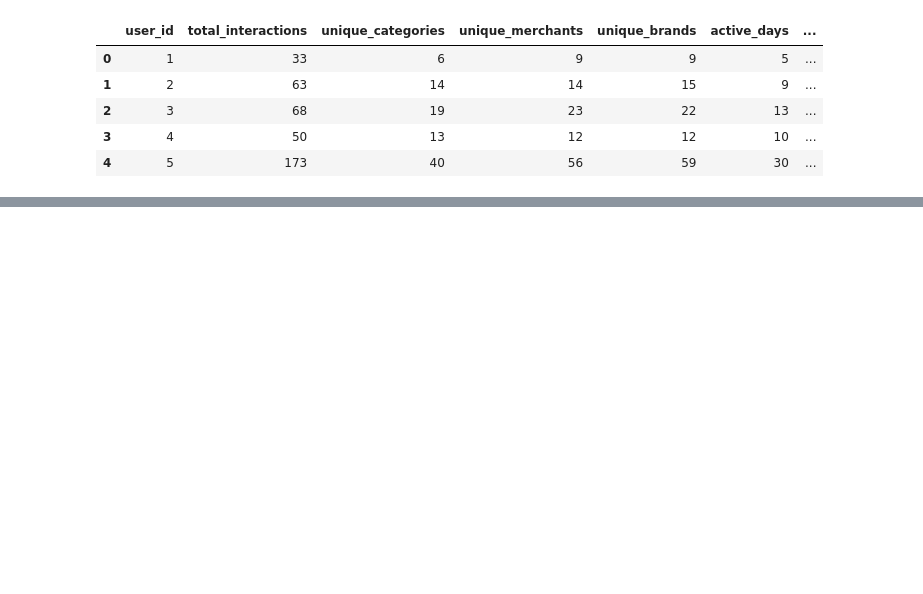
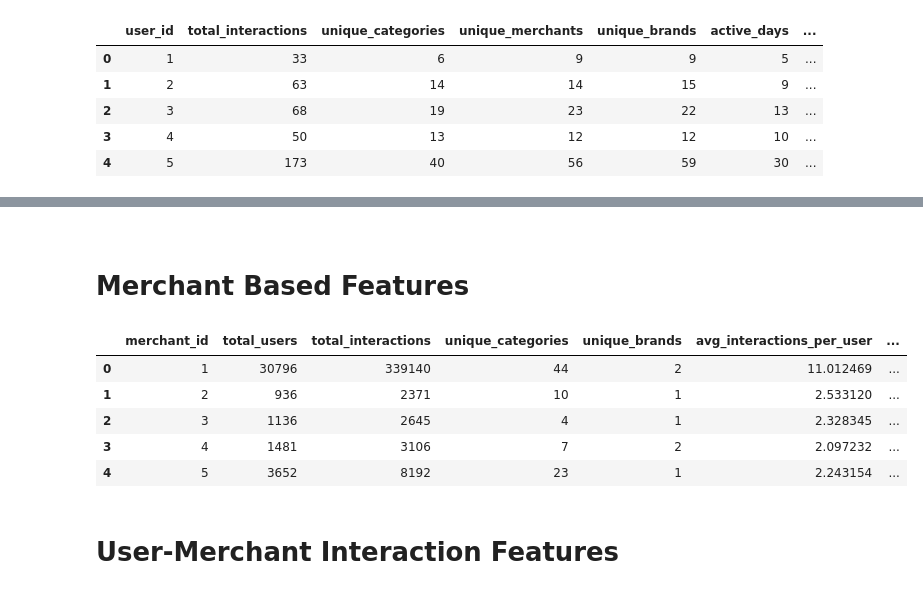
Before and after one commit to iaravagni/AIPI520_FinalProject, a Jupyter notebook: notebooks/experiment_sakshee.ipynb, the cells around one changed output, grey strips where cells are left out. Saved outputs shown, nothing was run; the diff lists cells and outputs as text; code cells hidden in the pictures; blank space fills up the shorter version.

```diff
--- a/notebooks/experiment_sakshee.ipynb
+++ b/notebooks/experiment_sakshee.ipynb
@@ -130 +213,78 @@ merchant_features.head()
+# %% [markdown]
+<!-- ## Merchant based Features -->
+# %% [markdown]
+# Merchant Based Features
+# %%
+# Base merchant-level aggregation
+merchant_features = user_log.groupby('seller_id').agg({
+    'user_id': 'nunique',  # Total unique users
+    'item_id': 'count',    # Total interactions
+    'cat_id': 'nunique',   # Unique categories
+    'brand_id': 'nunique', # Unique brands
+}).reset_index()
+
+# Rename columns for clarity
+merchant_features.rename(columns={
+    'seller_id': 'merchant_id',
+    'user_id': 'total_users',
+    'item_id': 'total_interactions',
+    'cat_id': 'unique_categories',
+    'brand_id': 'unique_brands'
+}, inplace=True)
+
+# User engagement metrics
+merchant_user_counts = user_log.groupby('seller_id')['user_id'].value_counts().groupby('seller_id').agg(['mean', 'std', 'max']).reset_index()
+merchant_user_counts.rename(columns={
+    'mean': 'avg_interactions_per_user',
+    'std': 'std_interactions_per_user',
+    'max': 'max_interactions_by_single_user'
+}, inplace=True)
+
+merchant_features = merchant_features.merge(
+    merchant_user_counts[['seller_id', 'avg_interactions_per_user', 'std_interactions_per_user', 'max_interactions_by_single_user']],
+    left_on='merchant_id', right_on='seller_id', how='left'
+).drop('seller_id', axis=1)
+
+# Popularity metrics
+merchant_features['user_interaction_ratio'] = merchant_features['total_users'] / merchant_features['total_interactions']
+
+# Diversity metrics
+merchant_features['category_concentration'] = user_log.groupby('seller_id')['cat_id'].apply(
+    lambda x: x.value_counts(normalize=True).max()
+).values
+
+merchant_features['brand_concentration'] = user_log.groupby('seller_id')['brand_id'].apply(
+    lambda x: x.value_counts(normalize=True).max()
+).values
+
+# Behavioral metrics
+merchant_features['repeat_user_ratio'] = user_log.groupby('seller_id')['user_id'].apply(
+    lambda x: (x.value_counts() > 1).sum() / len(x)
+).values
+
+merchant_features['action_entropy'] = user_log.groupby('seller_id')['action_type'].apply(
+    lambda x: -np.sum((x.value_counts(normalize=True) * np.log2(x.value_counts(normalize=True))))
+).values
+
+# Conversion metrics (if purchases exist)
+merchant_action_counts = user_log.groupby('seller_id')['action_type'].value_counts().unstack(fill_value=0).reset_index()
+merchant_action_counts.columns = ['merchant_id', 'total_clicks', 'total_carts', 'total_purchases', 'total_favs']
+
+merchant_features = merchant_features.merge(merchant_action_counts, on='merchant_id', how='left')
+
+merchant_features['purchase_ratio'] = merchant_features['total_purchases'] / merchant_features['total_interactions']
+merchant_features['cart_conversion_rate'] = merchant_features['total_purchases'] / (merchant_features['total_carts'] + 1e-9)
+merchant_features['favorite_conversion_rate'] = merchant_features['total_purchases'] / (merchant_features['total_favs'] + 1e-9)
+
+# Final features
+merchant_features.head()
+# %% [output]
+|  | merchant_id | total_users | total_interactions | unique_categories | unique_brands | avg_interactions_per_user | ... |
+| 0 | 1 | 30796 | 339140 | 44 | 2 | 11.012469 | ... |
+| 1 | 2 | 936 | 2371 | 10 | 1 | 2.533120 | ... |
+| 2 | 3 | 1136 | 2645 | 4 | 1 | 2.328345 | ... |
+| 3 | 4 | 1481 | 3106 | 7 | 2 | 2.097232 | ... |
+| 4 | 5 | 3652 | 8192 | 23 | 1 | 2.243154 | ... |
+# %% [markdown]
+# User-Merchant Interaction Features
 # %%
```
Also changed, not shown: parts of 23 cells of this notebook.
